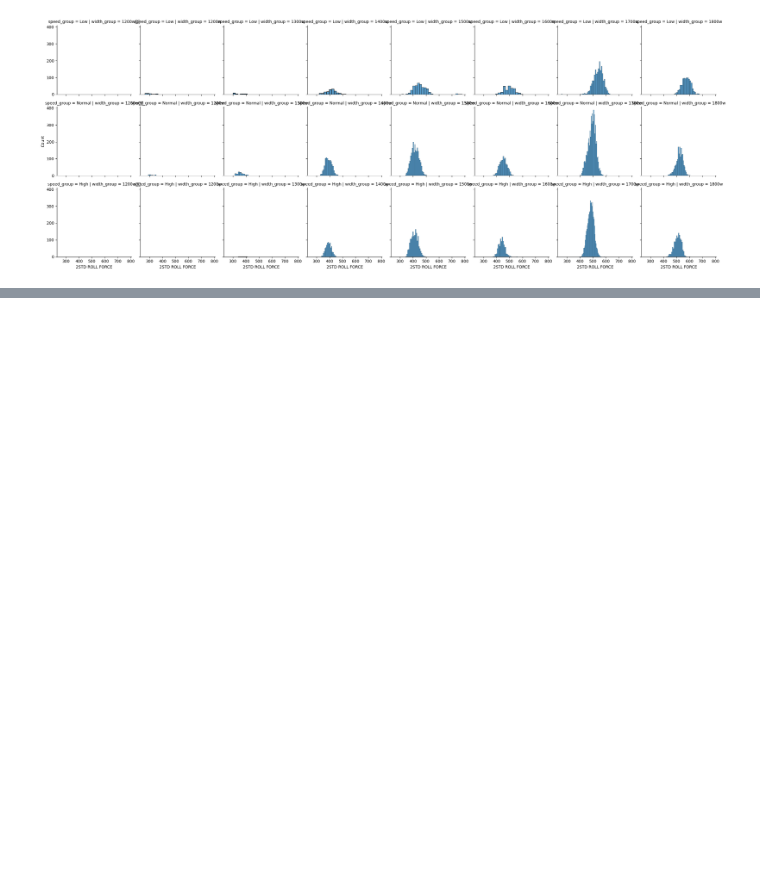
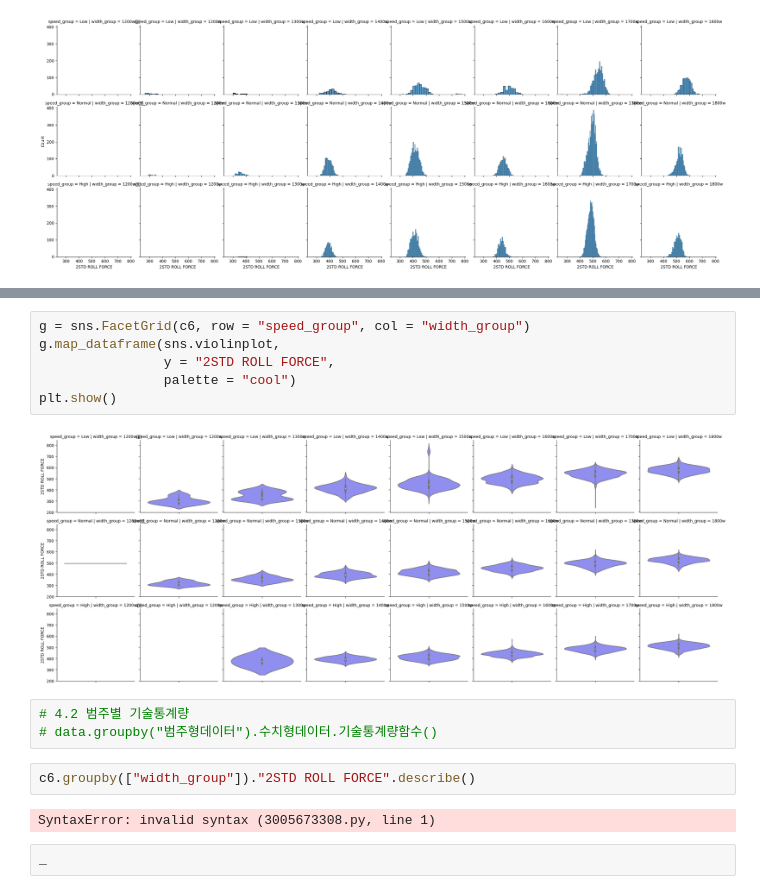
Before and after one commit to joahyot/202308_python_training_YJ, a Jupyter notebook: review02.ipynb, the cells around one changed output, grey strips where cells are left out. Saved outputs shown, nothing was run; the diff lists cells and outputs as text; blank space fills up the shorter version.

```diff
--- a/review02.ipynb
+++ b/review02.ipynb
@@ -614,0 +652,17 @@ plt.show()
+# %%
+g = sns.FacetGrid(c6, row = "speed_group", col = "width_group")
+g.map_dataframe(sns.violinplot,
+                y = "2STD ROLL FORCE",
+                palette = "cool")
+plt.show()
+# %% [output]
+[figure, added]
+# %%
+# 4.2 범주별 기술통계량
+# data.groupby("범주형데이터").수치형데이터.기술통계량함수()
+# %%
+c6.groupby(["width_group"])."2STD ROLL FORCE".describe()
+# %% [output]
+SyntaxError: invalid syntax (3005673308.py, line 1)
+# %%
+_
```
Also changed, not shown: parts of 3 cells of this notebook.
